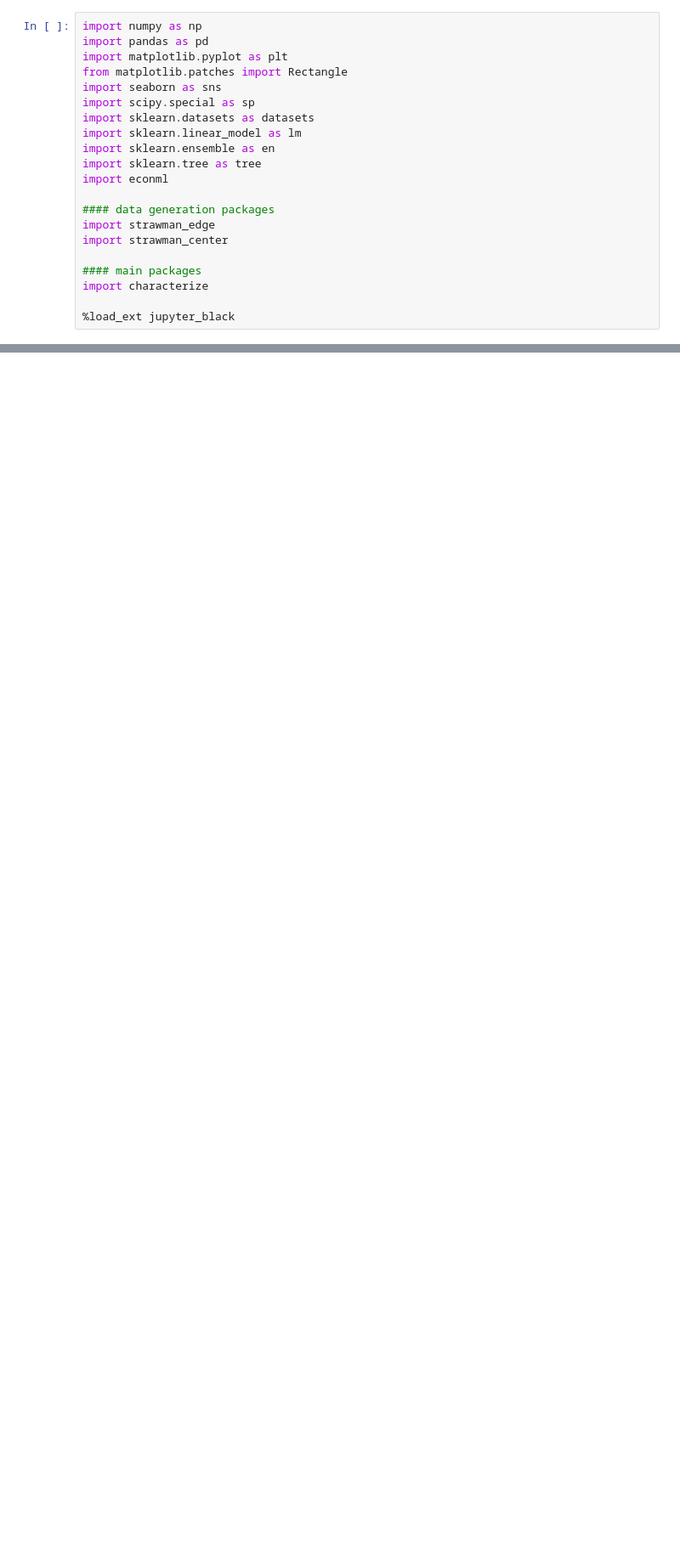
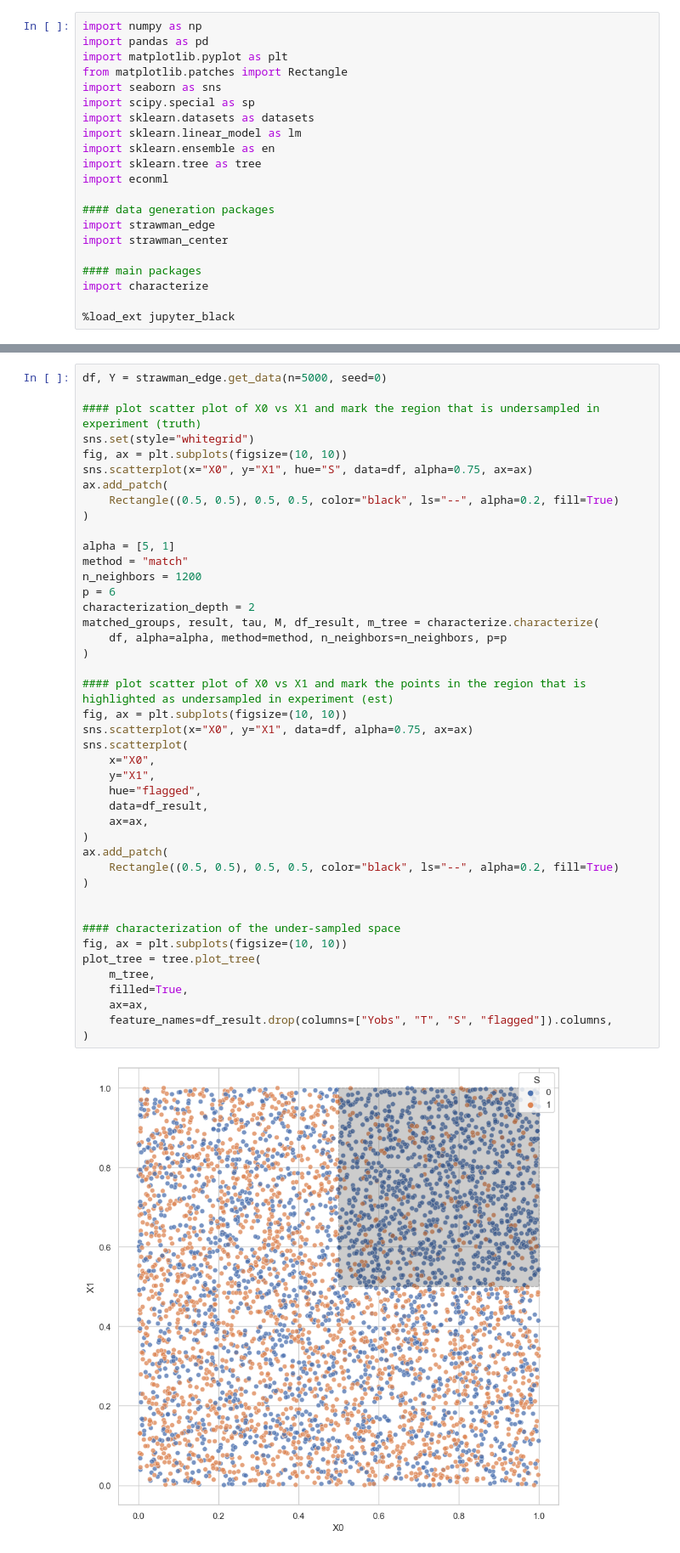
Before and after one commit to harsh-parikh/fuse, a Jupyter notebook: characterize_match.ipynb, the cells around one changed output, grey strips where cells are left out. Shown at 85% size. Drawn from its saved outputs; the diff is of its cells as text; blank space fills up the shorter version.

Commit message:
matching framework

```diff
--- a/characterize_match.ipynb
+++ b/characterize_match.ipynb
@@ -56,0 +29,45 @@ plot_tree = tree.plot_tree(
+# %%
+df, Y = strawman_edge.get_data(n=5000, seed=0)
+
+#### plot scatter plot of X0 vs X1 and mark the region that is undersampled in experiment (truth)
+sns.set(style="whitegrid")
+fig, ax = plt.subplots(figsize=(10, 10))
+sns.scatterplot(x="X0", y="X1", hue="S", data=df, alpha=0.75, ax=ax)
+ax.add_patch(
+    Rectangle((0.5, 0.5), 0.5, 0.5, color="black", ls="--", alpha=0.2, fill=True)
+)
+
+alpha = [5, 1]
+method = "match"
+n_neighbors = 1200
+p = 6
+characterization_depth = 2
+matched_groups, result, tau, M, df_result, m_tree = characterize.characterize(
+    df, alpha=alpha, method=method, n_neighbors=n_neighbors, p=p
+)
+
+#### plot scatter plot of X0 vs X1 and mark the points in the region that is highlighted as undersampled in experiment (est)
+fig, ax = plt.subplots(figsize=(10, 10))
+sns.scatterplot(x="X0", y="X1", data=df, alpha=0.75, ax=ax)
+sns.scatterplot(
+    x="X0",
+    y="X1",
+    hue="flagged",
+    data=df_result,
+    ax=ax,
+)
+ax.add_patch(
+    Rectangle((0.5, 0.5), 0.5, 0.5, color="black", ls="--", alpha=0.2, fill=True)
+)
+
+
+#### characterization of the under-sampled space
+fig, ax = plt.subplots(figsize=(10, 10))
+plot_tree = tree.plot_tree(
+    m_tree,
+    filled=True,
+    ax=ax,
+    feature_names=df_result.drop(columns=["Yobs", "T", "S", "flagged"]).columns,
+)
+# %% [output]
+[figure, added]
```
Also changed, not shown: parts of 10 cells of this notebook, 1 other file.
